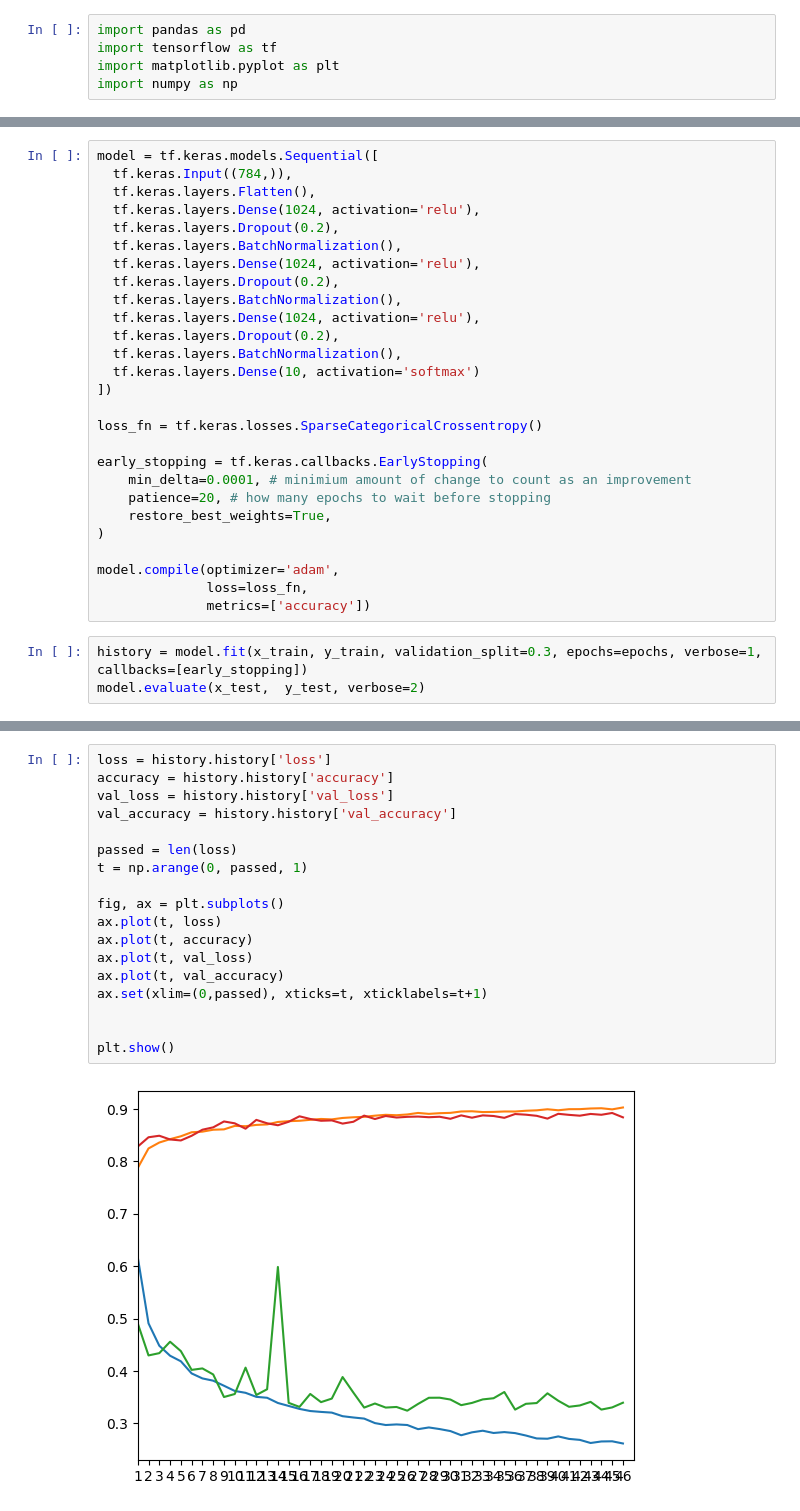
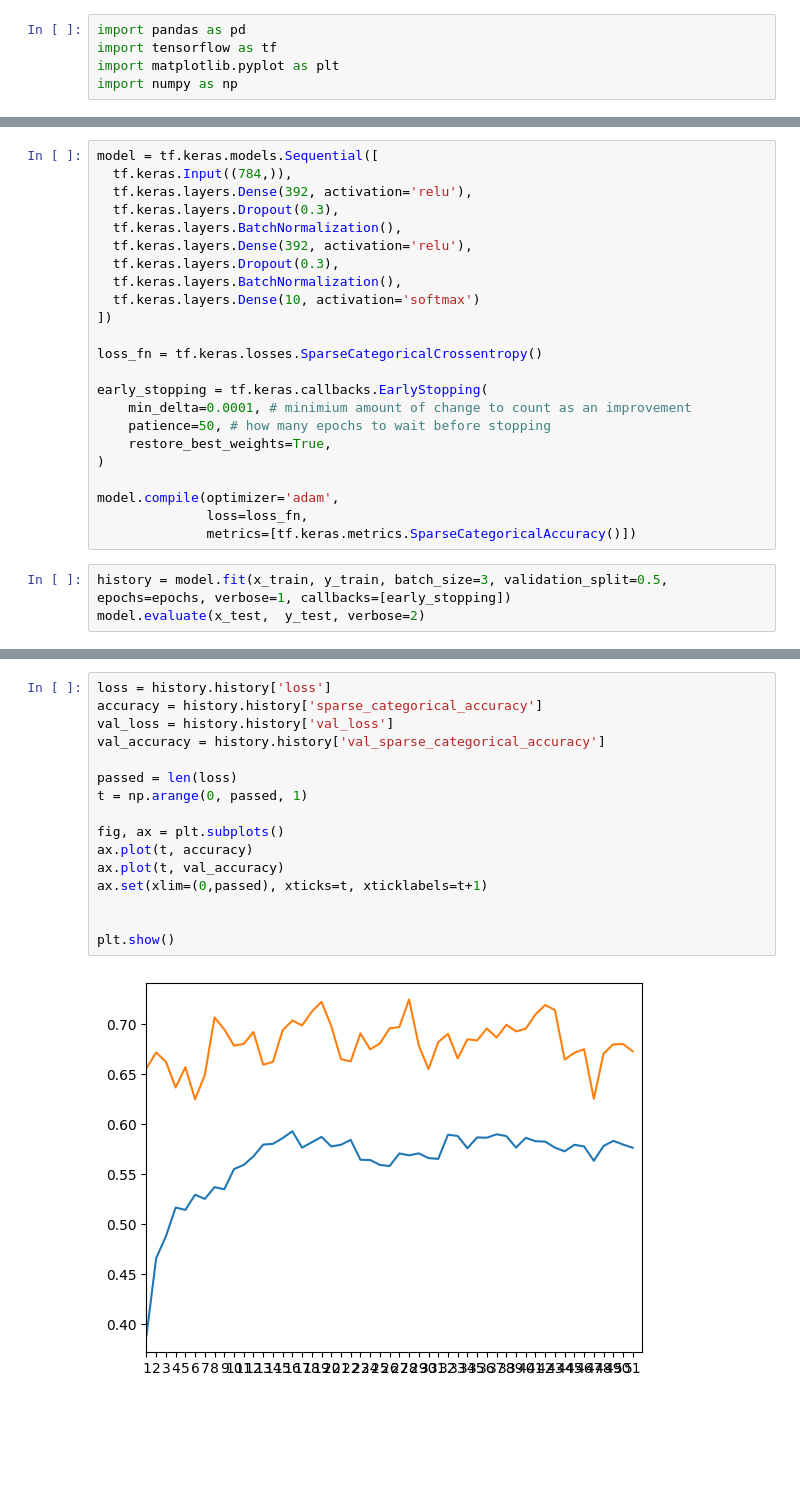
Before and after one commit to Krist0f0l0s/fashion-mnist, a Jupyter notebook: fashion.ipynb, the cells around one changed output, grey strips where cells are left out. Cells and saved outputs as stored; diff of their text form; blank space fills up the shorter version.

```diff
--- a/fashion.ipynb
+++ b/fashion.ipynb
@@ -26,15 +26,11 @@ epochs = 1000
 # %%
 model = tf.keras.models.Sequential([
   tf.keras.Input((784,)),
-  tf.keras.layers.Flatten(),
-  tf.keras.layers.Dense(1024, activation='relu'),
-  tf.keras.layers.Dropout(0.2),
+  tf.keras.layers.Dense(392, activation='relu'),
+  tf.keras.layers.Dropout(0.3),
   tf.keras.layers.BatchNormalization(),
-  tf.keras.layers.Dense(1024, activation='relu'),
-  tf.keras.layers.Dropout(0.2),
-  tf.keras.layers.BatchNormalization(),
-  tf.keras.layers.Dense(1024, activation='relu'),
-  tf.keras.layers.Dropout(0.2),
+  tf.keras.layers.Dense(392, activation='relu'),
+  tf.keras.layers.Dropout(0.3),
   tf.keras.layers.BatchNormalization(),
   tf.keras.layers.Dense(10, activation='softmax')
 ])
@@ -43,15 +39,15 @@ loss_fn = tf.keras.losses.SparseCategoricalCrossentropy()
 
 early_stopping = tf.keras.callbacks.EarlyStopping(
     min_delta=0.0001, # minimium amount of change to count as an improvement
-    patience=20, # how many epochs to wait before stopping
+    patience=50, # how many epochs to wait before stopping
     restore_best_weights=True,
 )
 
 model.compile(optimizer='adam',
               loss=loss_fn,
-              metrics=['accuracy'])
+              metrics=[tf.keras.metrics.SparseCategoricalAccuracy()])
 # %%
-history = model.fit(x_train, y_train, validation_split=0.3, epochs=epochs, verbose=1, callbacks=[early_stopping])
+history = model.fit(x_train, y_train, batch_size=3, validation_split=0.5, epochs=epochs, verbose=1, callbacks=[early_stopping])
 model.evaluate(x_test,  y_test, verbose=2)
 # %% [output]
 Epoch 1/1000
@@ -75,20 +56,18 @@ Epoch 52/1000
 # %%
 loss = history.history['loss']
-accuracy = history.history['accuracy']
+accuracy = history.history['sparse_categorical_accuracy']
 val_loss = history.history['val_loss']
-val_accuracy = history.history['val_accuracy']
+val_accuracy = history.history['val_sparse_categorical_accuracy']
 
 passed = len(loss)
 t = np.arange(0, passed, 1)
 
 fig, ax = plt.subplots()
-ax.plot(t, loss)
 ax.plot(t, accuracy)
-ax.plot(t, val_loss)
 ax.plot(t, val_accuracy)
 ax.set(xlim=(0,passed), xticks=t, xticklabels=t+1)
 
 
 plt.show()
 # %% [output]
-[figure, old version]
+[figure, new version]
```
Also changed, not shown: parts of 5 cells of this notebook.
